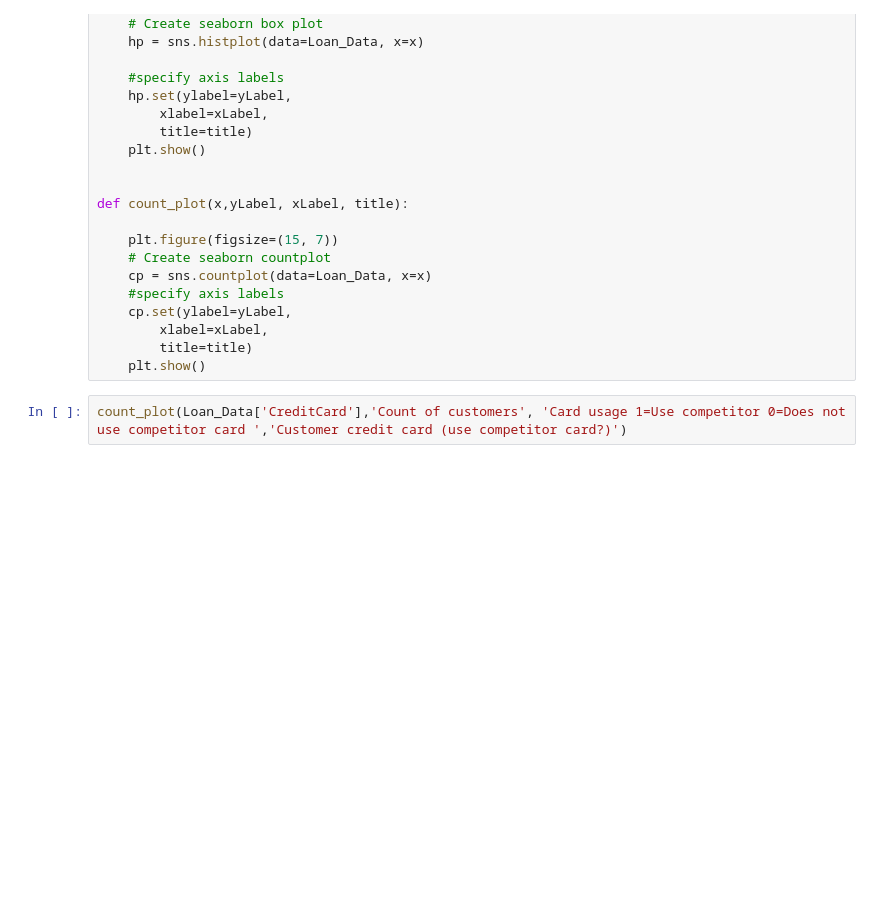
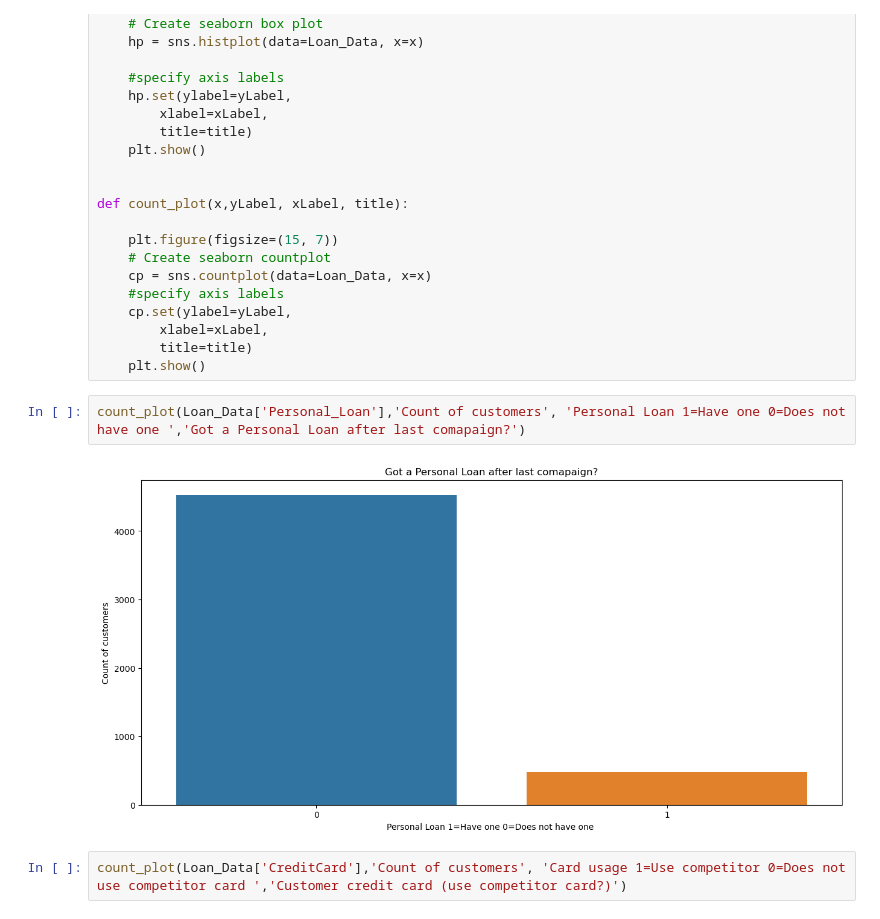
Before and after one commit to Drew75austin/Machine_Learning_Personal_Loan, a Jupyter notebook: SLC_Full_Code.ipynb, the cells around one changed output. Saved outputs shown, nothing was run; the diff lists cells and outputs as text; blank space fills up the shorter version.

```diff
--- a/SLC_Full_Code.ipynb
+++ b/SLC_Full_Code.ipynb
@@ -464,6 +503,10 @@ def count_plot(x,yLabel, xLabel, title):
         xlabel=xLabel,
         title=title)
     plt.show()
+# %%
+count_plot(Loan_Data['Personal_Loan'],'Count of customers', 'Personal Loan 1=Have one 0=Does not have one ','Got a Personal Loan after last comapaign?')
+# %% [output]
+[figure, added]
 # %%
 count_plot(Loan_Data['CreditCard'],'Count of customers', 'Card usage 1=Use competitor 0=Does not use competitor card ','Customer credit card (use competitor card?)')
 # %% [output]
```
Also changed, not shown: parts of 70 cells of this notebook, 2 other files.
